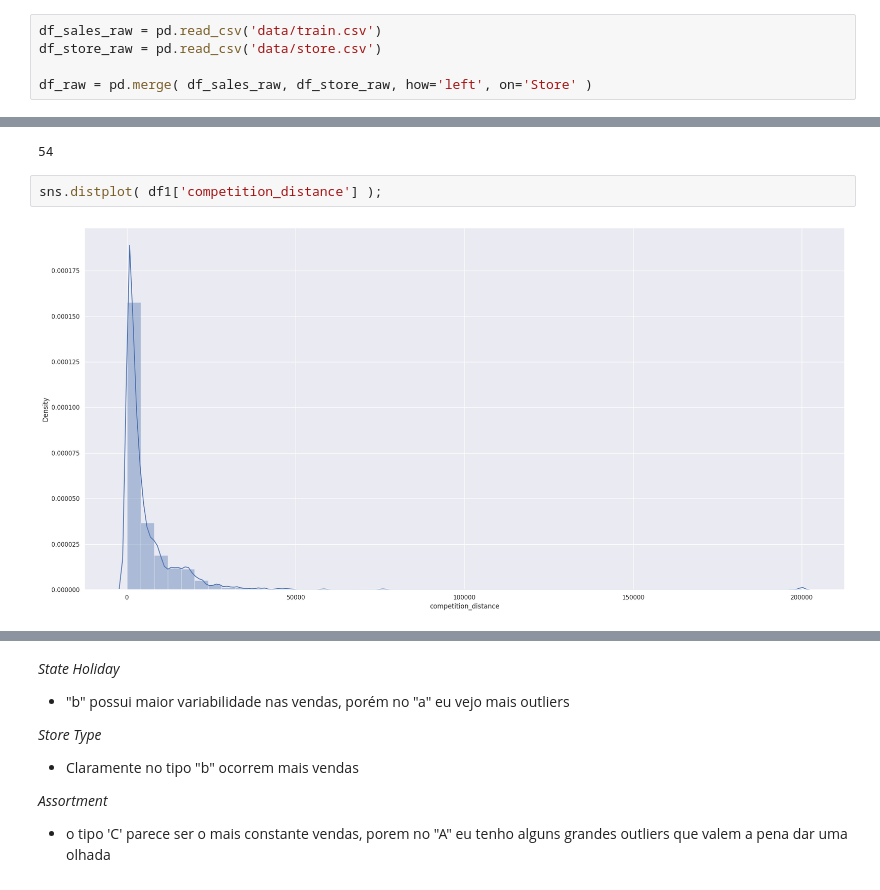
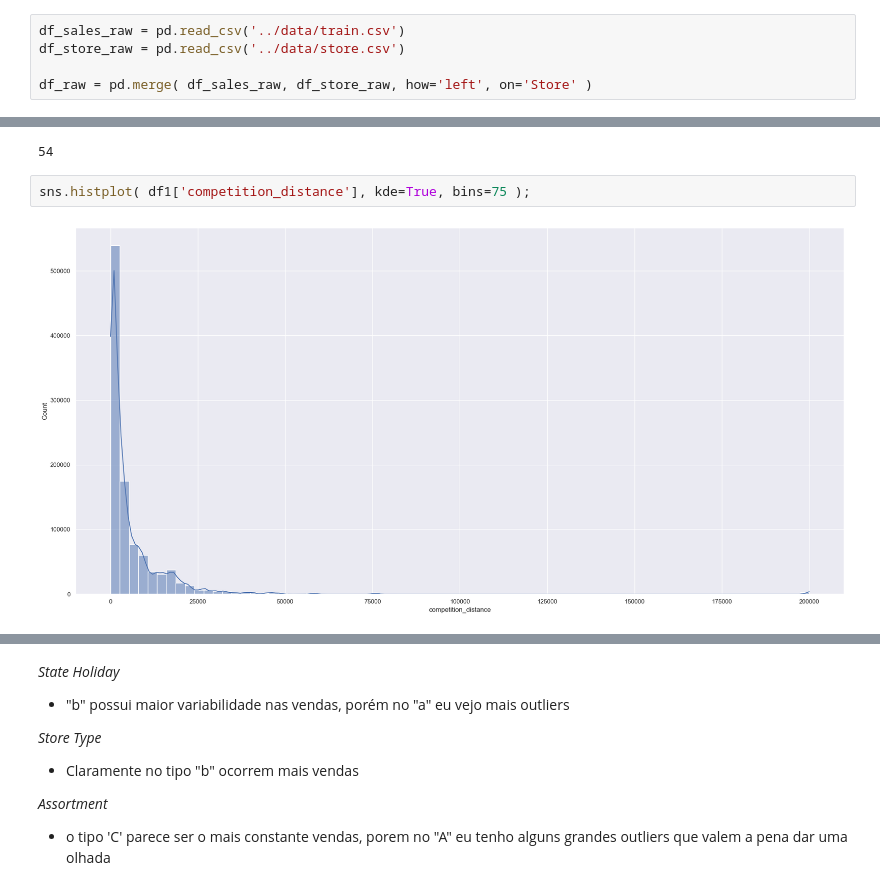
Before and after one commit to pedrocortez09/sales_prediction_rossmann_store, a Jupyter notebook: notebooks/rossmann_forecast.ipynb, the cells around one changed output, grey strips where cells are left out. Cells and saved outputs as stored; diff of their text form.

```diff
--- a/notebooks/rossmann_forecast.ipynb
+++ b/notebooks/rossmann_forecast.ipynb
@@ -128,7 +169,7 @@ jupyter_settings()
 # %% [markdown]
 ## 0.2 Loading Data
 # %%
-df_sales_raw = pd.read_csv('data/train.csv')
-df_store_raw = pd.read_csv('data/store.csv')
+df_sales_raw = pd.read_csv('../data/train.csv')
+df_store_raw = pd.read_csv('../data/store.csv')
 
 df_raw = pd.merge( df_sales_raw, df_store_raw, how='left', on='Store' )
@@ -314,9 +401,9 @@ len(df1.loc[(df1['sales'] == 0) & (df1['open']==1), ['date', 'sales']])
 # %% [output]
 54
 # %%
-sns.distplot( df1['competition_distance'] );
+sns.histplot( df1['competition_distance'], kde=True, bins=75 );
 # %% [output]
-[figure, old version]
+[figure, new version]
 # %%
 aux1 = df1[ ( df1['state_holiday'] != '0') & ( df1['sales'] > 0 ) & ( df1['state_holiday'] != 0)]
 
```
Also changed, not shown: parts of 62 cells of this notebook, 19 other files.
